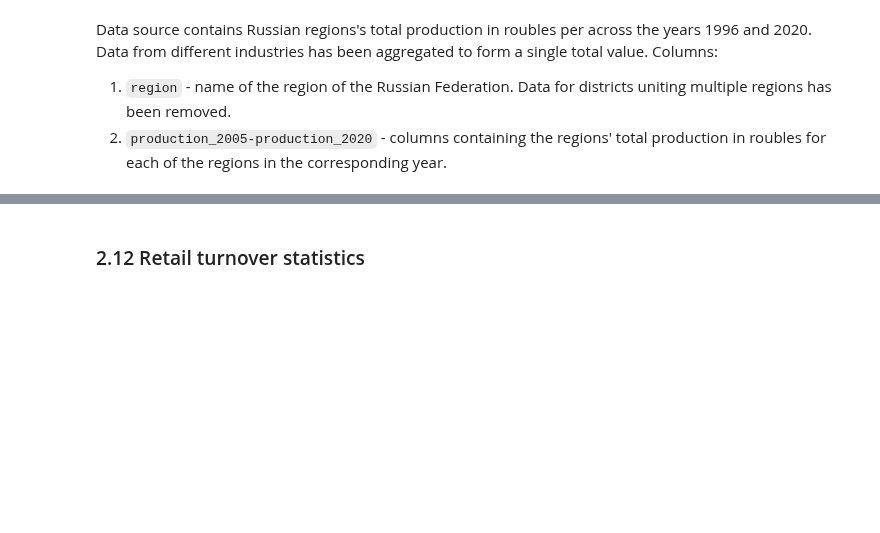
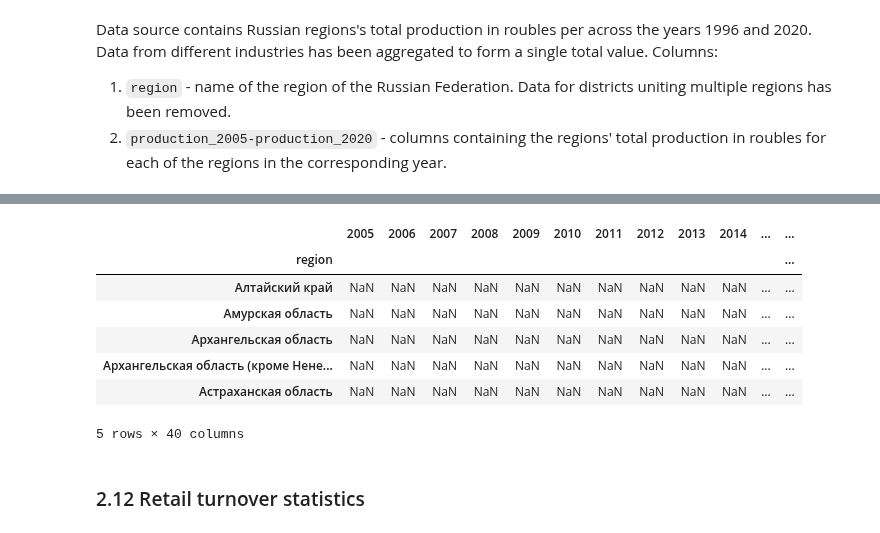
Before and after one commit to helios12/DataScienceProjects, a Jupyter notebook: projects/project-7-final/Project-7.Identification_of_vulnerable_population_groups.ipynb, the cells around one changed output, grey strips where cells are left out. Drawn from its saved outputs; the diff is of its cells as text; code cells hidden in the pictures; blank space fills up the shorter version.

```diff
--- a/projects/project-7-final/Project-7.Identification_of_vulnerable_population_groups.ipynb
+++ b/projects/project-7-final/Project-7.Identification_of_vulnerable_population_groups.ipynb
@@ -425,3 +473,19 @@ data_production.head()
+# %%
+data_production = data_production / data_population #* 1000
+
+# Delete the years which have up to 40 % of empty values.
+#data_production = drop_empty_years(data_production)
+#data_production = rename_columns(data_production, 'production_', 0)
+data_production.head()
+# %% [output]
+|  | 2005 | 2006 | 2007 | 2008 | 2009 | 2010 | 2011 | 2012 | 2013 | 2014 | ... | ... |
+| region |  |  |  |  |  |  |  |  |  |  |  | ... |
+| Алтайский край | NaN | NaN | NaN | NaN | NaN | NaN | NaN | NaN | NaN | NaN | ... | ... |
+| Амурская область | NaN | NaN | NaN | NaN | NaN | NaN | NaN | NaN | NaN | NaN | ... | ... |
+| Архангельская область | NaN | NaN | NaN | NaN | NaN | NaN | NaN | NaN | NaN | NaN | ... | ... |
+| Архангельская область (кроме Нене... | NaN | NaN | NaN | NaN | NaN | NaN | NaN | NaN | NaN | NaN | ... | ... |
+| Астраханская область | NaN | NaN | NaN | NaN | NaN | NaN | NaN | NaN | NaN | NaN | ... | ... |
+5 rows × 40 columns
 # %% [markdown]
 ### 2.12 Retail turnover statistics
 # %% [markdown]
```
Also changed, not shown: parts of 27 cells of this notebook, 1 other file.
